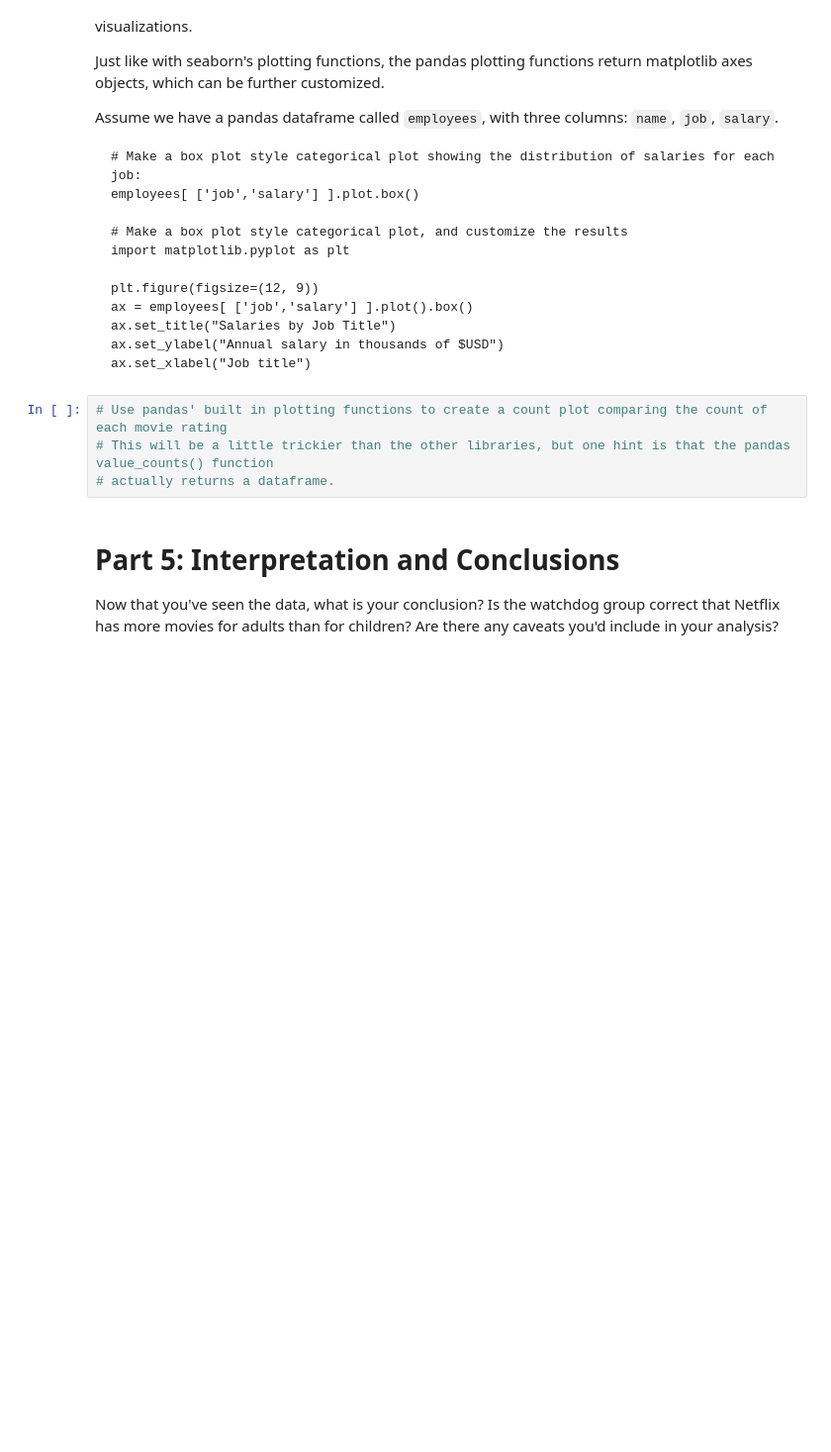
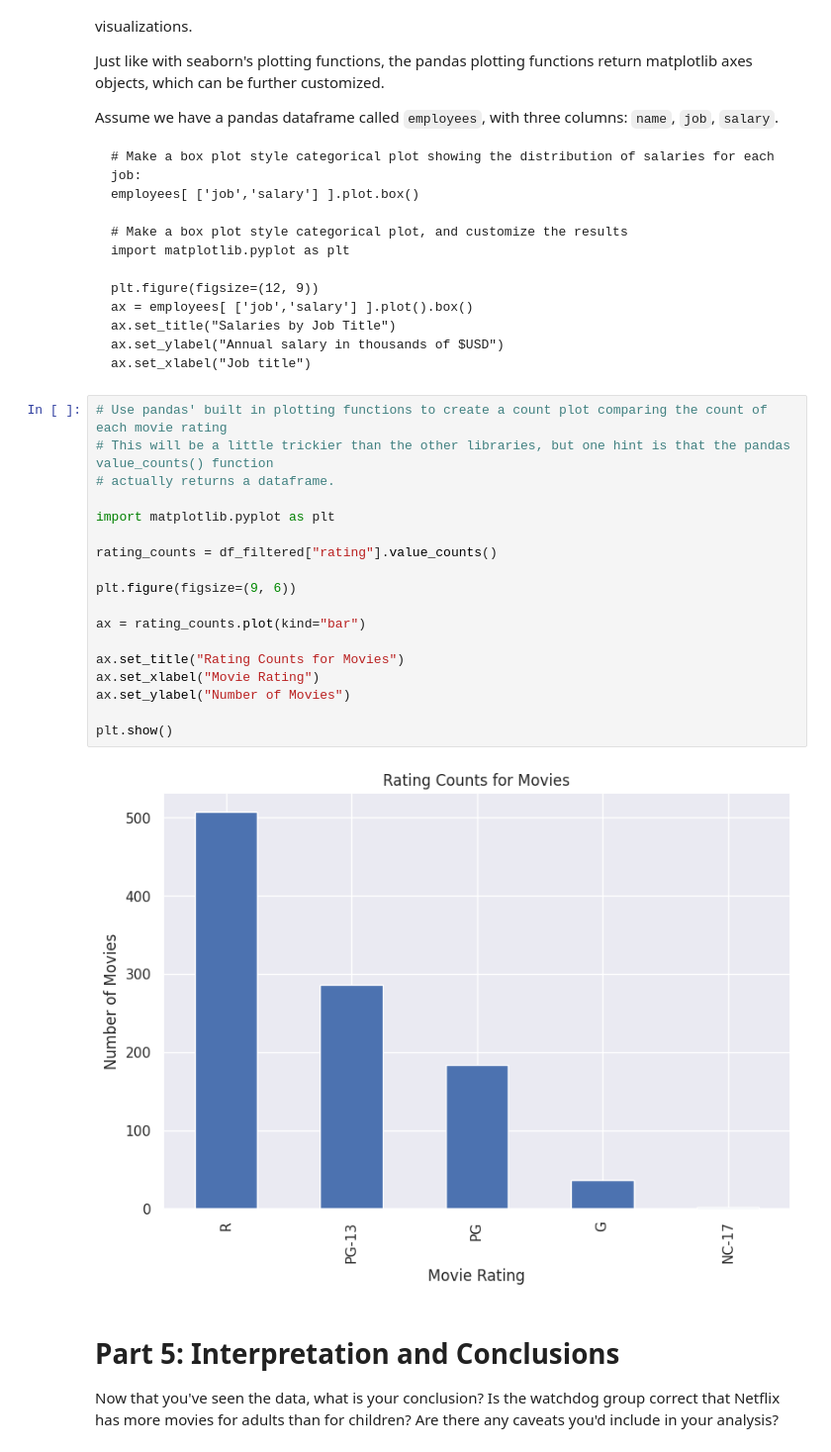
Before and after one commit to jacob-walker12/jacob-walker12.github.io, a Jupyter notebook: notebooks/Exploration_01.ipynb, the cells around one changed output. Shown at 99% size. Drawn from its saved outputs; the diff is of its cells as text; blank space fills up the shorter version.

```diff
--- a/notebooks/Exploration_01.ipynb
+++ b/notebooks/Exploration_01.ipynb
@@ -273,7 +273,23 @@ Assume we have a pandas dataframe called `employees`, with three columns: `name`
 # %%
 # Use pandas' built in plotting functions to create a count plot comparing the count of each movie rating
 # This will be a little trickier than the other libraries, but one hint is that the pandas value_counts() function
 # actually returns a dataframe.
+
+import matplotlib.pyplot as plt
+
+rating_counts = df_filtered["rating"].value_counts()
+
+plt.figure(figsize=(9, 6))
+
+ax = rating_counts.plot(kind="bar")
+
+ax.set_title("Rating Counts for Movies")
+ax.set_xlabel("Movie Rating")
+ax.set_ylabel("Number of Movies")
+
+plt.show()
+# %% [output]
+[figure, added]
 # %% [markdown]
 # Part 5: Interpretation and Conclusions
 
```
Also changed, not shown: parts of 4 cells of this notebook.
